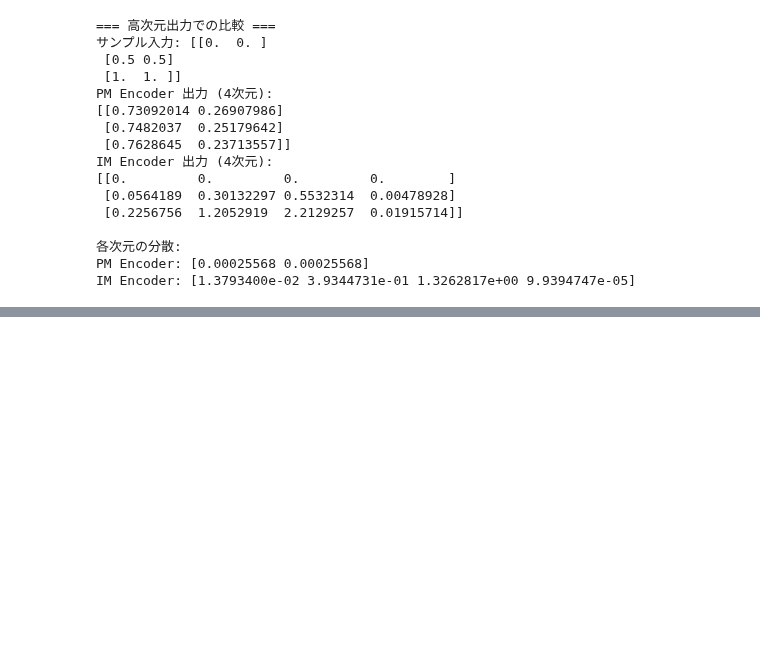
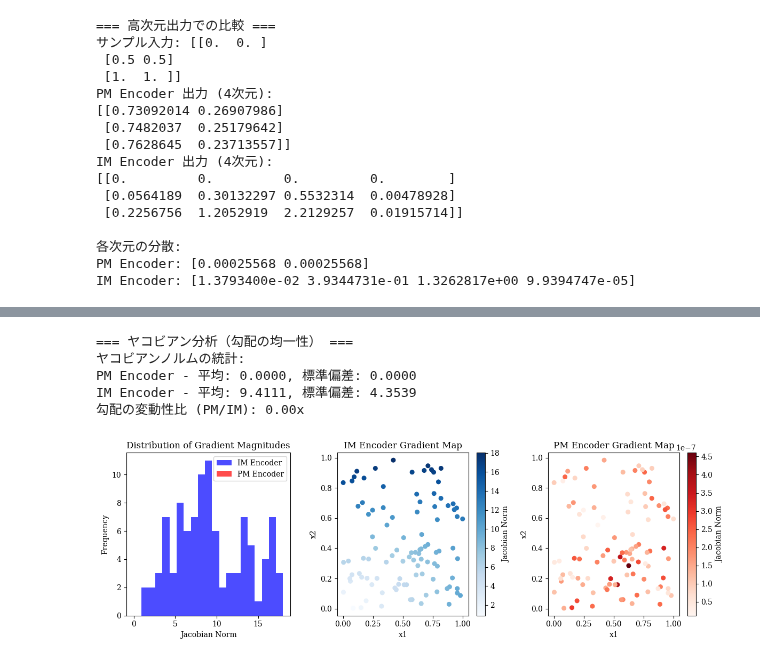
Before and after one commit to Ryuichi-K-create/PhotonicEncoder_public, a Jupyter notebook: Runner/evaluate_note/encoder_visualization.ipynb, the cells around one changed output, grey strips where cells are left out. Drawn from its saved outputs; the diff is of its cells as text; code cells hidden in the pictures; blank space fills up the shorter version.

```diff
--- a/Runner/evaluate_note/encoder_visualization.ipynb
+++ b/Runner/evaluate_note/encoder_visualization.ipynb
@@ -214,0 +279,64 @@ IM Encoder: [1.3793400e-02 3.9344731e-01 1.3262817e+00 9.9394747e-05]
+# %%
+# 2. ヤコビアン（勾配）の比較
+print("\n=== ヤコビアン分析（勾配の均一性） ===")
+
+# 入力空間でのサンプリング
+n_samples = 100
+input_samples = torch.rand(n_samples, 2).to(device)
+input_samples.requires_grad_(True)
+
+# ヤコビアンの計算関数
+def compute_jacobian_norm(encoder, inputs):
+    jacobian_norms = []
+    for i in range(inputs.shape[0]):
+        x = inputs[i:i+1]
+        x.requires_grad_(True)
+        output = encoder(x).sum()  # スカラー化
+        grad = torch.autograd.grad(output, x, create_graph=True)[0]
+        jacobian_norms.append(grad.norm().item())
+    return np.array(jacobian_norms)
+
+# 各エンコーダーのヤコビアンノルムを計算
+pm_jacobians = compute_jacobian_norm(pm_encoder_large, input_samples)
+im_jacobians = compute_jacobian_norm(im_encoder_large, input_samples)
+
+print(f"ヤコビアンノルムの統計:")
+print(f"PM Encoder - 平均: {pm_jacobians.mean():.4f}, 標準偏差: {pm_jacobians.std():.4f}")
+print(f"IM Encoder - 平均: {im_jacobians.mean():.4f}, 標準偏差: {im_jacobians.std():.4f}")
+print(f"勾配の変動性比 (PM/IM): {pm_jacobians.std()/im_jacobians.std():.2f}x")
+
+# ヤコビアンの分布を可視化
+plt.figure(figsize=(12, 4))
+plt.subplot(1, 3, 1)
+plt.hist(im_jacobians, bins=20, alpha=0.7, label='IM Encoder', color='blue')
+plt.hist(pm_jacobians, bins=20, alpha=0.7, label='PM Encoder', color='red')
+plt.xlabel('Jacobian Norm')
+plt.ylabel('Frequency')
+plt.title('Distribution of Gradient Magnitudes')
+plt.legend()
+
+plt.subplot(1, 3, 2)
+plt.scatter(input_samples[:, 0].detach().cpu(), input_samples[:, 1].detach().cpu(),
+           c=im_jacobians, cmap='Blues', s=30)
+plt.colorbar(label='Jacobian Norm')
+plt.xlabel('x1')
+plt.ylabel('x2')
+plt.title('IM Encoder Gradient Map')
+
+plt.subplot(1, 3, 3)
+plt.scatter(input_samples[:, 0].detach().cpu(), input_samples[:, 1].detach().cpu(),
+           c=pm_jacobians, cmap='Reds', s=30)
+plt.colorbar(label='Jacobian Norm')
+plt.xlabel('x1')
+plt.ylabel('x2')
+plt.title('PM Encoder Gradient Map')
+
+plt.tight_layout()
+plt.show()
+# %% [output]
+=== ヤコビアン分析（勾配の均一性） ===
+ヤコビアンノルムの統計:
+PM Encoder - 平均: 0.0000, 標準偏差: 0.0000
+IM Encoder - 平均: 9.4111, 標準偏差: 4.3539
+勾配の変動性比 (PM/IM): 0.00x
+[figure, added]
```
Also changed, not shown: parts of 7 cells of this notebook.
